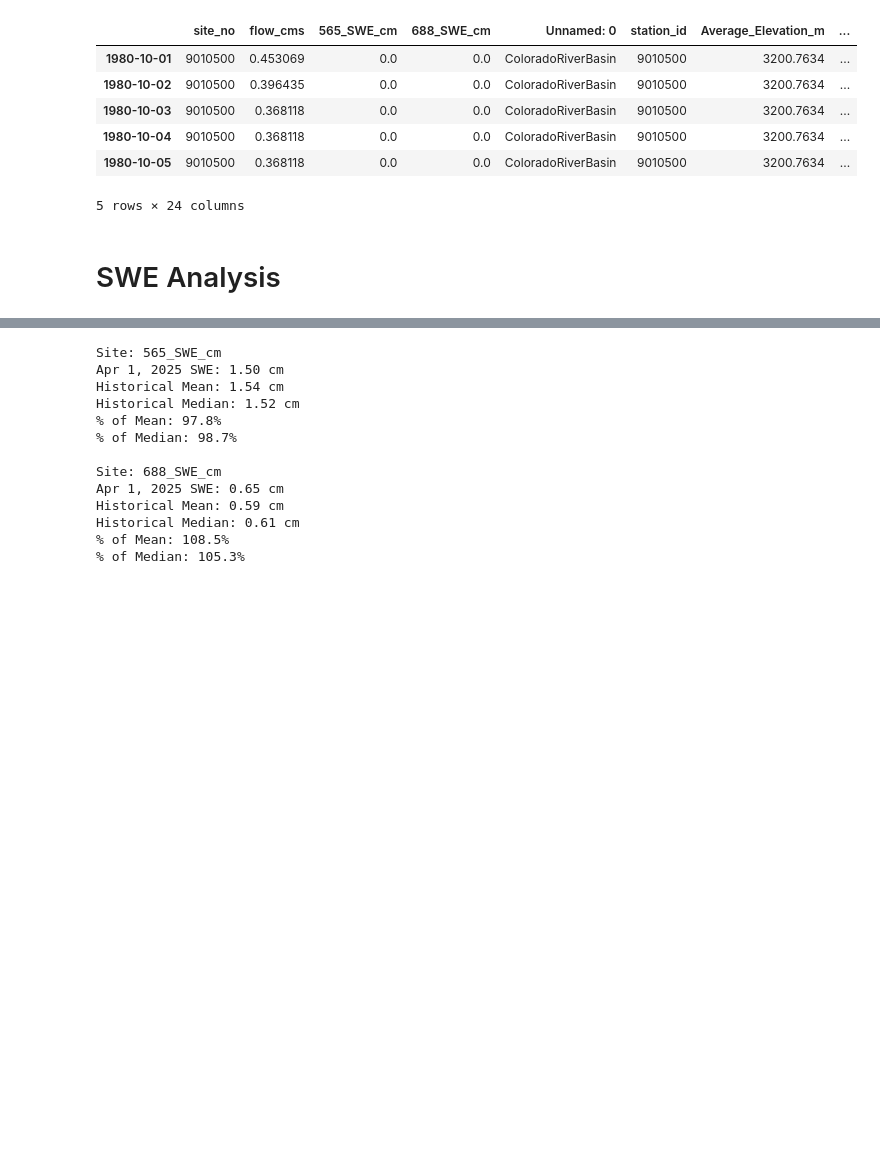
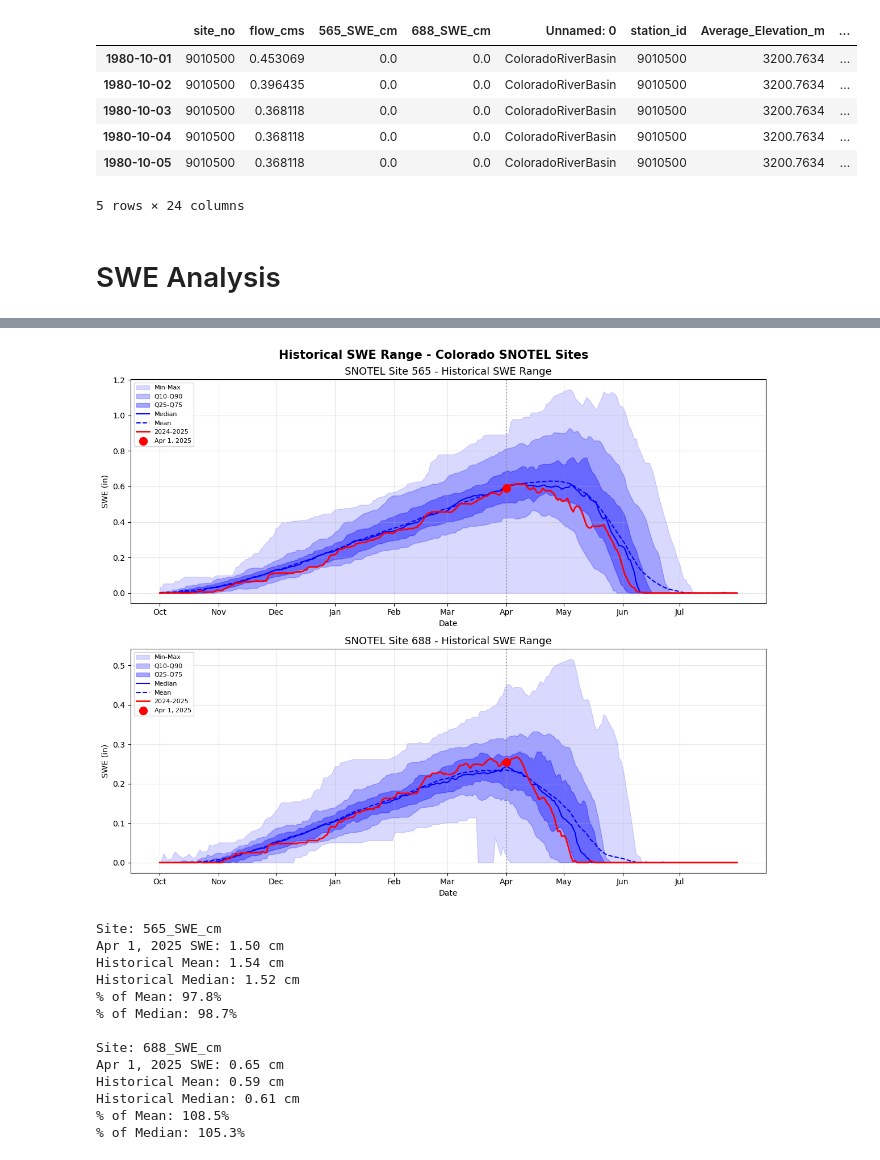
Before and after one commit to jhammond1234/Hydro-Assignment-2, a Jupyter notebook: FigureDev-Analysis.ipynb, the cells around one changed output, grey strips where cells are left out. Cells and saved outputs as stored; diff of their text form; code cells hidden in the pictures; blank space fills up the shorter version.

Commit message:
plots

```diff
--- a/FigureDev-Analysis.ipynb
+++ b/FigureDev-Analysis.ipynb
@@ -26,7 +26,8 @@ Hydro_DF.head()
 # %% [markdown]
 # SWE Analysis
 # %%
-df = Hydro_DF
+df_565 = pd.read_csv('files/SNOTEL_processed/565_CO_SNTL_processed.csv')
+df_688 = pd.read_csv('files/SNOTEL_processed/688_CO_SNTL_processed.csv')
 # %%
 import os
 if not os.path.exists('figures'):
@@ -124,3 +35,59 @@ plt.show()
+# %%
+def plot_snotel_style_v2(df, site_name, ax):
+
+    # Reset index so M-D becomes a regular column
+    df = df.reset_index()
+
+    x = range(len(df))
+
+    # Plot shaded ranges
+    ax.fill_between(x, df['min'], df['max'], alpha=0.15, color='blue', label='Min-Max')
+    ax.fill_between(x, df['Q10'], df['Q90'], alpha=0.25, color='blue', label='Q10-Q90')
+    ax.fill_between(x, df['Q25'], df['Q75'], alpha=0.35, color='blue', label='Q25-Q75')
+    ax.plot(x, df['median'], color='blue', linewidth=1.5, label='Median')
+    ax.plot(x, df['mean'], color='blue', linewidth=1.5, linestyle='--', label='Mean')
+
+    # Plot 2025 water year
+    ax.plot(x, df['2025_SWE_in'], color='red', linewidth=2, label='2024-2025')
+
+    # Mark April 1st
+    if '04-01' in df['M-D'].values:
+        apr1_x = df[df['M-D'] == '04-01'].index[0]
+        apr1_val = df.loc[apr1_x, '2025_SWE_in']
+        if not pd.isna(apr1_val):
+            ax.scatter(apr1_x, apr1_val, color='red', zorder=5, s=100, label='Apr 1, 2025')
+            ax.axvline(x=apr1_x, color='gray', linestyle=':', alpha=0.7)
+
+    # X axis ticks at each month
+    tick_positions = []
+    tick_labels = []
+    for month, label in zip(['10', '11', '12', '01', '02', '03', '04', '05', '06', '07'],
+                            ['Oct', 'Nov', 'Dec', 'Jan', 'Feb', 'Mar', 'Apr', 'May', 'Jun', 'Jul']):
+        idx = df[df['M-D'].str.startswith(month)].index
+        if len(idx) > 0:
+            tick_positions.append(idx[0])
+            tick_labels.append(label)
+
+    ax.set_xticks(tick_positions)
+    ax.set_xticklabels(tick_labels)
+    ax.set_title(f'SNOTEL Site {site_name} - Historical SWE Range', fontsize=13)
+    ax.set_ylabel('SWE (in)')
+    ax.set_xlabel('Date')
+    ax.legend(loc='upper left', fontsize=8)
+    ax.grid(alpha=0.3)
+
+# Plot
+fig, axes = plt.subplots(2, 1, figsize=(12, 10))
+
+plot_snotel_style_v2(df_565, '565', axes[0])
+plot_snotel_style_v2(df_688, '688', axes[1])
+
+fig.suptitle('Historical SWE Range - Colorado SNOTEL Sites', fontsize=15, fontweight='bold')
+plt.tight_layout()
+plt.savefig('figures/SNOTEL_historical_range_v2.png', dpi=150, bbox_inches='tight')
+plt.show()
+# %% [output]
+[figure, added]
 # %%
 for swe_col in ['565_SWE_cm', '688_SWE_cm']:
     # Get April 1st 2025 value
```
Also changed, not shown: parts of 5 cells of this notebook, 9 other files.
